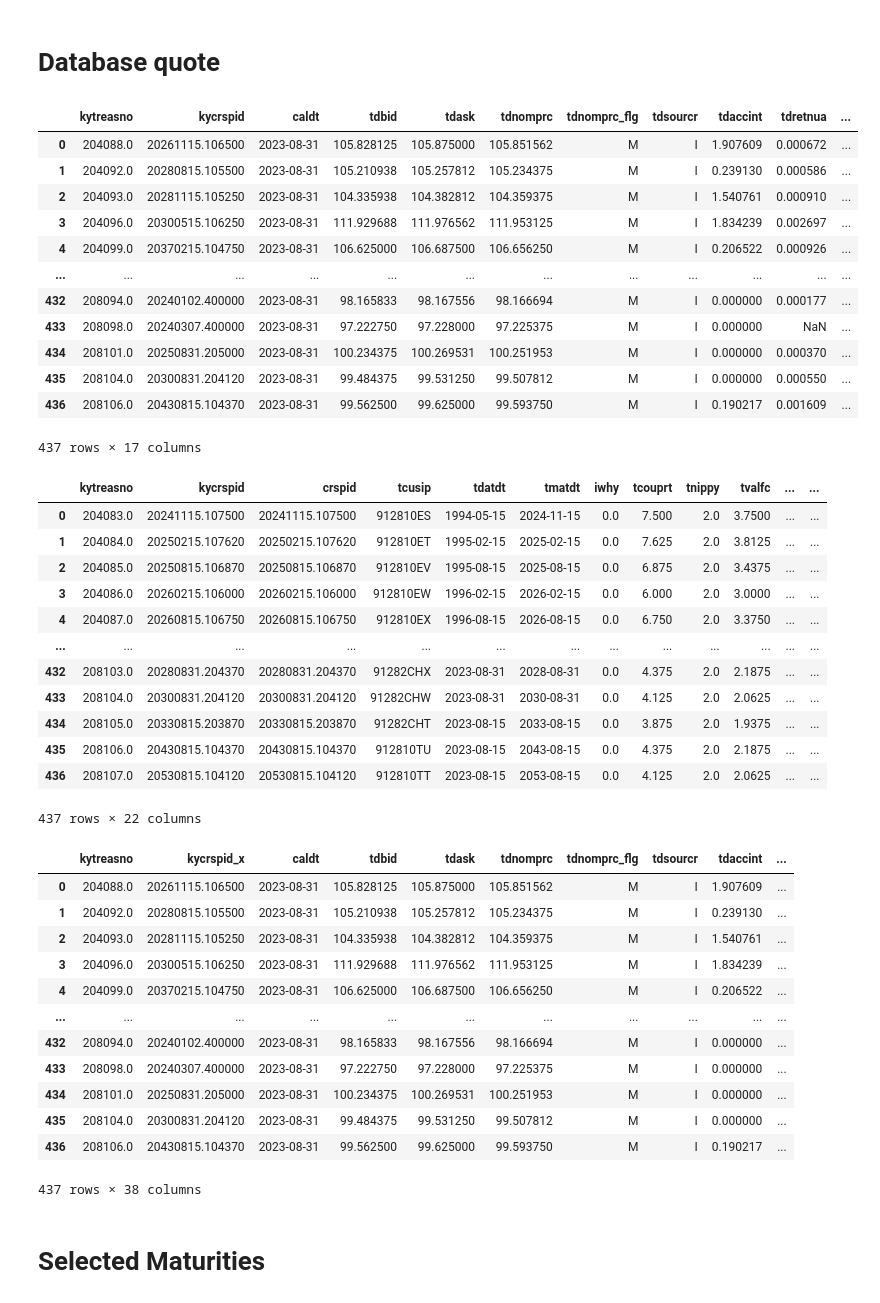
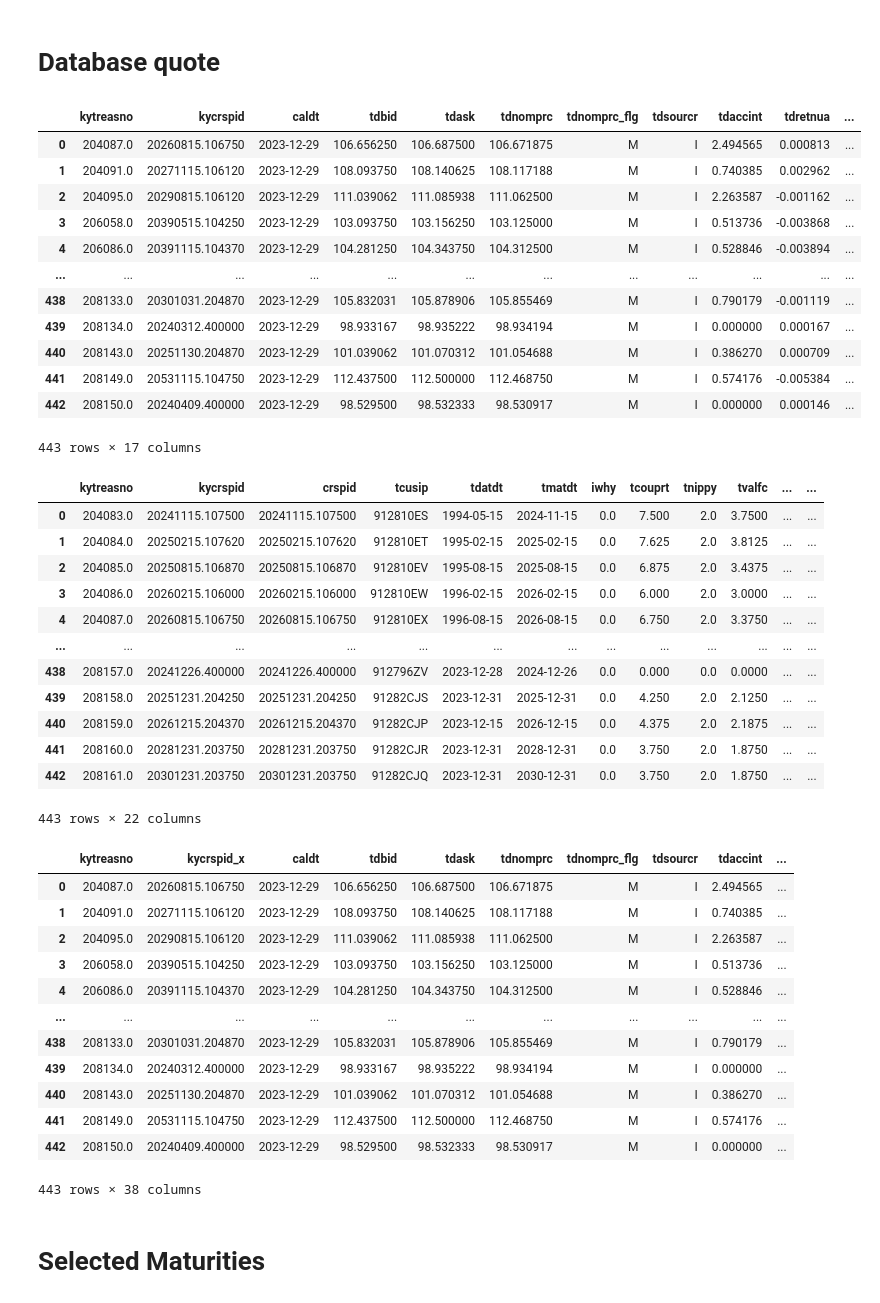
Before and after one commit to MarkHendricks/finm-fixedincome-2024, a Jupyter notebook: build_data/WRDS_Treasuries.ipynb, the cells around one changed output. Cells and saved outputs as stored; diff of their text form; code cells hidden in the pictures.

```diff
--- a/build_data/WRDS_Treasuries.ipynb
+++ b/build_data/WRDS_Treasuries.ipynb
@@ -95,24 +95,24 @@ Approximately 3384880 rows in crsp_m_treasuries.tfz_dly.
 # %% [markdown]
 # Database quote
 # %%
-DATE = '2023-08-31'
+DATE = '2023-12-29'
 SQL_QUERY = f'select * from crsp_m_treasuries.tfz_dly where caldt=\'{DATE}\''
 data_quotes = db.raw_sql(SQL_QUERY)
 data_quotes
 # %% [output]
 |  | kytreasno | kycrspid | caldt | tdbid | tdask | tdnomprc | tdnomprc_flg | tdsourcr | tdaccint | tdretnua | ... |
-| 0 | 204088.0 | 20261115.106500 | 2023-08-31 | 105.828125 | 105.875000 | 105.851562 | M | I | 1.907609 | 0.000672 | ... |
-| 1 | 204092.0 | 20280815.105500 | 2023-08-31 | 105.210938 | 105.257812 | 105.234375 | M | I | 0.239130 | 0.000586 | ... |
-| 2 | 204093.0 | 20281115.105250 | 2023-08-31 | 104.335938 | 104.382812 | 104.359375 | M | I | 1.540761 | 0.000910 | ... |
-| 3 | 204096.0 | 20300515.106250 | 2023-08-31 | 111.929688 | 111.976562 | 111.953125 | M | I | 1.834239 | 0.002697 | ... |
-| 4 | 204099.0 | 20370215.104750 | 2023-08-31 | 106.625000 | 106.687500 | 106.656250 | M | I | 0.206522 | 0.000926 | ... |
+| 0 | 204087.0 | 20260815.106750 | 2023-12-29 | 106.656250 | 106.687500 | 106.671875 | M | I | 2.494565 | 0.000813 | ... |
+| 1 | 204091.0 | 20271115.106120 | 2023-12-29 | 108.093750 | 108.140625 | 108.117188 | M | I | 0.740385 | 0.002962 | ... |
+| 2 | 204095.0 | 20290815.106120 | 2023-12-29 | 111.039062 | 111.085938 | 111.062500 | M | I | 2.263587 | -0.001162 | ... |
+| 3 | 206058.0 | 20390515.104250 | 2023-12-29 | 103.093750 | 103.156250 | 103.125000 | M | I | 0.513736 | -0.003868 | ... |
+| 4 | 206086.0 | 20391115.104370 | 2023-12-29 | 104.281250 | 104.343750 | 104.312500 | M | I | 0.528846 | -0.003894 | ... |
 | ... | ... | ... | ... | ... | ... | ... | ... | ... | ... | ... | ... |
-| 432 | 208094.0 | 20240102.400000 | 2023-08-31 | 98.165833 | 98.167556 | 98.166694 | M | I | 0.000000 | 0.000177 | ... |
-| 433 | 208098.0 | 20240307.400000 | 2023-08-31 | 97.222750 | 97.228000 | 97.225375 | M | I | 0.000000 | NaN | ... |
-| 434 | 208101.0 | 20250831.205000 | 2023-08-31 | 100.234375 | 100.269531 | 100.251953 | M | I | 0.000000 | 0.000370 | ... |
-| 435 | 208104.0 | 20300831.204120 | 2023-08-31 | 99.484375 | 99.531250 | 99.507812 | M | I | 0.000000 | 0.000550 | ... |
-| 436 | 208106.0 | 20430815.104370 | 2023-08-31 | 99.562500 | 99.625000 | 99.593750 | M | I | 0.190217 | 0.001609 | ... |
+| 438 | 208133.0 | 20301031.204870 | 2023-12-29 | 105.832031 | 105.878906 | 105.855469 | M | I | 0.790179 | -0.001119 | ... |
+| 439 | 208134.0 | 20240312.400000 | 2023-12-29 | 98.933167 | 98.935222 | 98.934194 | M | I | 0.000000 | 0.000167 | ... |
+| 440 | 208143.0 | 20251130.204870 | 2023-12-29 | 101.039062 | 101.070312 | 101.054688 | M | I | 0.386270 | 0.000709 | ... |
+| 441 | 208149.0 | 20531115.104750 | 2023-12-29 | 112.437500 | 112.500000 | 112.468750 | M | I | 0.574176 | -0.005384 | ... |
+| 442 | 208150.0 | 20240409.400000 | 2023-12-29 | 98.529500 | 98.532333 | 98.530917 | M | I | 0.000000 | 0.000146 | ... |
-437 rows × 17 columns
+443 rows × 17 columns
 # %%
 KEYS = tuple(data_quotes['kytreasno'])
 SQL_QUERY = f'select * from crsp_m_treasuries.tfz_iss where kytreasno in {KEYS}'
@@ -126,29 +126,29 @@ data_iss
 | 3 | 204086.0 | 20260215.106000 | 20260215.106000 | 912810EW | 1996-02-15 | 2026-02-15 | 0.0 | 6.000 | 2.0 | 3.0000 | ... | ... |
 | 4 | 204087.0 | 20260815.106750 | 20260815.106750 | 912810EX | 1996-08-15 | 2026-08-15 | 0.0 | 6.750 | 2.0 | 3.3750 | ... | ... |
 | ... | ... | ... | ... | ... | ... | ... | ... | ... | ... | ... | ... | ... |
-| 432 | 208103.0 | 20280831.204370 | 20280831.204370 | 91282CHX | 2023-08-31 | 2028-08-31 | 0.0 | 4.375 | 2.0 | 2.1875 | ... | ... |
-| 433 | 208104.0 | 20300831.204120 | 20300831.204120 | 91282CHW | 2023-08-31 | 2030-08-31 | 0.0 | 4.125 | 2.0 | 2.0625 | ... | ... |
-| 434 | 208105.0 | 20330815.203870 | 20330815.203870 | 91282CHT | 2023-08-15 | 2033-08-15 | 0.0 | 3.875 | 2.0 | 1.9375 | ... | ... |
-| 435 | 208106.0 | 20430815.104370 | 20430815.104370 | 912810TU | 2023-08-15 | 2043-08-15 | 0.0 | 4.375 | 2.0 | 2.1875 | ... | ... |
-| 436 | 208107.0 | 20530815.104120 | 20530815.104120 | 912810TT | 2023-08-15 | 2053-08-15 | 0.0 | 4.125 | 2.0 | 2.0625 | ... | ... |
+| 438 | 208157.0 | 20241226.400000 | 20241226.400000 | 912796ZV | 2023-12-28 | 2024-12-26 | 0.0 | 0.000 | 0.0 | 0.0000 | ... | ... |
+| 439 | 208158.0 | 20251231.204250 | 20251231.204250 | 91282CJS | 2023-12-31 | 2025-12-31 | 0.0 | 4.250 | 2.0 | 2.1250 | ... | ... |
+| 440 | 208159.0 | 20261215.204370 | 20261215.204370 | 91282CJP | 2023-12-15 | 2026-12-15 | 0.0 | 4.375 | 2.0 | 2.1875 | ... | ... |
+| 441 | 208160.0 | 20281231.203750 | 20281231.203750 | 91282CJR | 2023-12-31 | 2028-12-31 | 0.0 | 3.750 | 2.0 | 1.8750 | ... | ... |
+| 442 | 208161.0 | 20301231.203750 | 20301231.203750 | 91282CJQ | 2023-12-31 | 2030-12-31 | 0.0 | 3.750 | 2.0 | 1.8750 | ... | ... |
-437 rows × 22 columns
+443 rows × 22 columns
 # %%
 data = data_quotes.merge(data_iss, on='kytreasno')
 data
 # %% [output]
 |  | kytreasno | kycrspid_x | caldt | tdbid | tdask | tdnomprc | tdnomprc_flg | tdsourcr | tdaccint | ... |
-| 0 | 204088.0 | 20261115.106500 | 2023-08-31 | 105.828125 | 105.875000 | 105.851562 | M | I | 1.907609 | ... |
-| 1 | 204092.0 | 20280815.105500 | 2023-08-31 | 105.210938 | 105.257812 | 105.234375 | M | I | 0.239130 | ... |
-| 2 | 204093.0 | 20281115.105250 | 2023-08-31 | 104.335938 | 104.382812 | 104.359375 | M | I | 1.540761 | ... |
-| 3 | 204096.0 | 20300515.106250 | 2023-08-31 | 111.929688 | 111.976562 | 111.953125 | M | I | 1.834239 | ... |
-| 4 | 204099.0 | 20370215.104750 | 2023-08-31 | 106.625000 | 106.687500 | 106.656250 | M | I | 0.206522 | ... |
+| 0 | 204087.0 | 20260815.106750 | 2023-12-29 | 106.656250 | 106.687500 | 106.671875 | M | I | 2.494565 | ... |
+| 1 | 204091.0 | 20271115.106120 | 2023-12-29 | 108.093750 | 108.140625 | 108.117188 | M | I | 0.740385 | ... |
+| 2 | 204095.0 | 20290815.106120 | 2023-12-29 | 111.039062 | 111.085938 | 111.062500 | M | I | 2.263587 | ... |
+| 3 | 206058.0 | 20390515.104250 | 2023-12-29 | 103.093750 | 103.156250 | 103.125000 | M | I | 0.513736 | ... |
+| 4 | 206086.0 | 20391115.104370 | 2023-12-29 | 104.281250 | 104.343750 | 104.312500 | M | I | 0.528846 | ... |
 | ... | ... | ... | ... | ... | ... | ... | ... | ... | ... | ... |
-| 432 | 208094.0 | 20240102.400000 | 2023-08-31 | 98.165833 | 98.167556 | 98.166694 | M | I | 0.000000 | ... |
-| 433 | 208098.0 | 20240307.400000 | 2023-08-31 | 97.222750 | 97.228000 | 97.225375 | M | I | 0.000000 | ... |
-| 434 | 208101.0 | 20250831.205000 | 2023-08-31 | 100.234375 | 100.269531 | 100.251953 | M | I | 0.000000 | ... |
-| 435 | 208104.0 | 20300831.204120 | 2023-08-31 | 99.484375 | 99.531250 | 99.507812 | M | I | 0.000000 | ... |
-| 436 | 208106.0 | 20430815.104370 | 2023-08-31 | 99.562500 | 99.625000 | 99.593750 | M | I | 0.190217 | ... |
+| 438 | 208133.0 | 20301031.204870 | 2023-12-29 | 105.832031 | 105.878906 | 105.855469 | M | I | 0.790179 | ... |
+| 439 | 208134.0 | 20240312.400000 | 2023-12-29 | 98.933167 | 98.935222 | 98.934194 | M | I | 0.000000 | ... |
+| 440 | 208143.0 | 20251130.204870 | 2023-12-29 | 101.039062 | 101.070312 | 101.054688 | M | I | 0.386270 | ... |
+| 441 | 208149.0 | 20531115.104750 | 2023-12-29 | 112.437500 | 112.500000 | 112.468750 | M | I | 0.574176 | ... |
+| 442 | 208150.0 | 20240409.400000 | 2023-12-29 | 98.529500 | 98.532333 | 98.530917 | M | I | 0.000000 | ... |
-437 rows × 38 columns
+443 rows × 38 columns
 # %% [markdown]
 # Selected Maturities
 # %%
```
Also changed, not shown: parts of 4 cells of this notebook, 2 other files.
